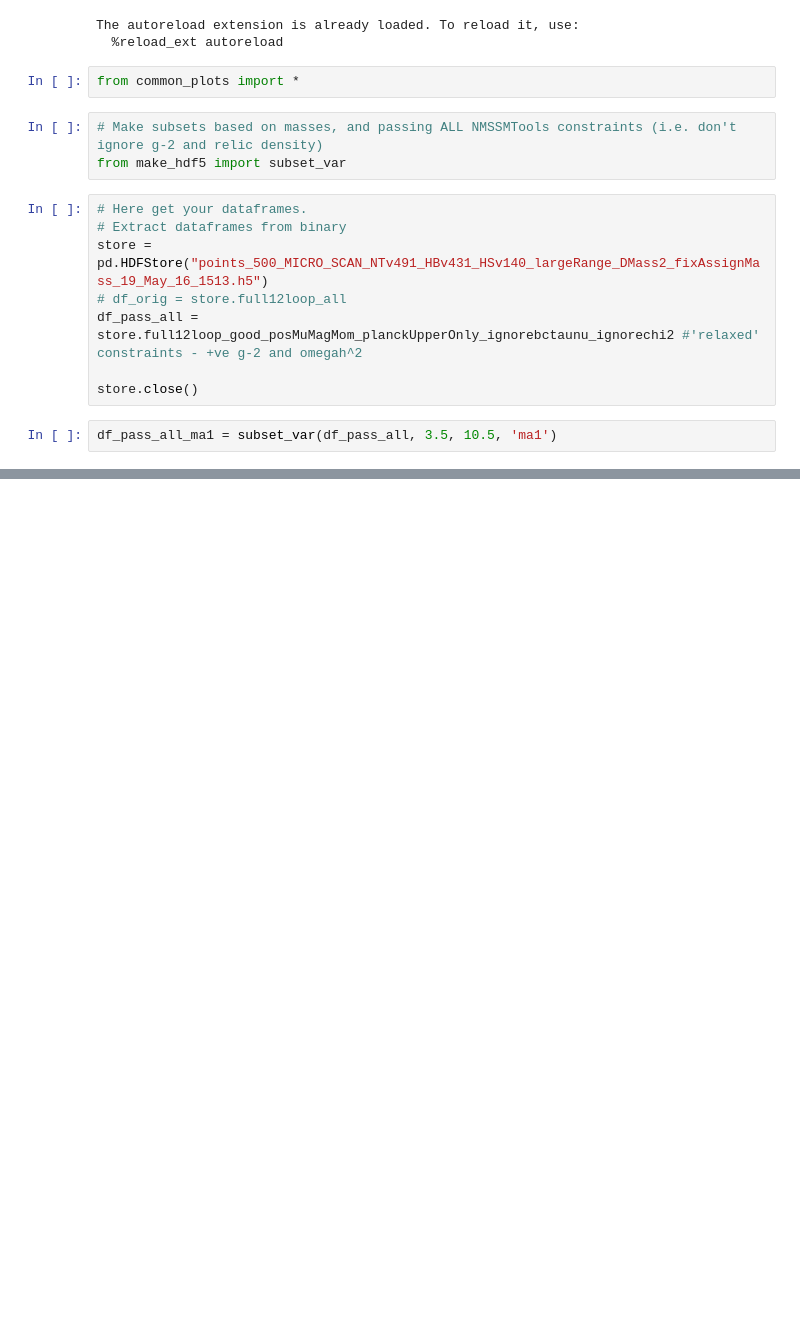
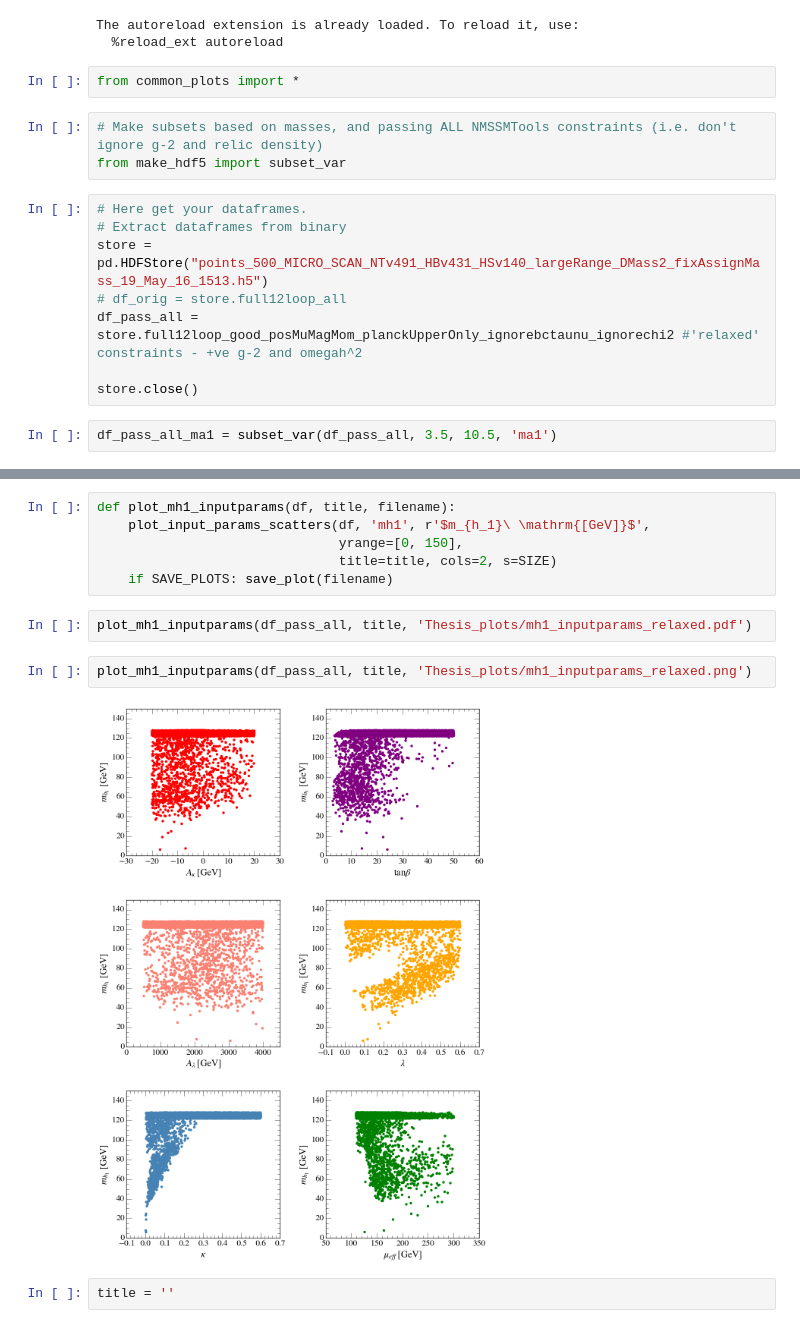
Before and after one commit to raggleton/NMSSM-Scan, a Jupyter notebook: iPython/Thesis Plots.ipynb, the cells around one changed output, grey strips where cells are left out. Cells and saved outputs as stored; diff of their text form; blank space fills up the shorter version.

```diff
--- a/iPython/Thesis Plots.ipynb
+++ b/iPython/Thesis Plots.ipynb
@@ -64,0 +85,14 @@ mpl.rcParams['figure.dpi']
+# %%
+def plot_mh1_inputparams(df, title, filename):
+    plot_input_params_scatters(df, 'mh1', r'$m_{h_1}\ \mathrm{[GeV]}$',
+                               yrange=[0, 150],
+                               title=title, cols=2, s=SIZE)
+    if SAVE_PLOTS: save_plot(filename)
+# %%
+plot_mh1_inputparams(df_pass_all, title, 'Thesis_plots/mh1_inputparams_relaxed.pdf')
+# %%
+plot_mh1_inputparams(df_pass_all, title, 'Thesis_plots/mh1_inputparams_relaxed.png')
+# %% [output]
+[figure, added]
+# %%
+title = ''
```
Also changed, not shown: parts of 22 cells of this notebook, 1 other file.
